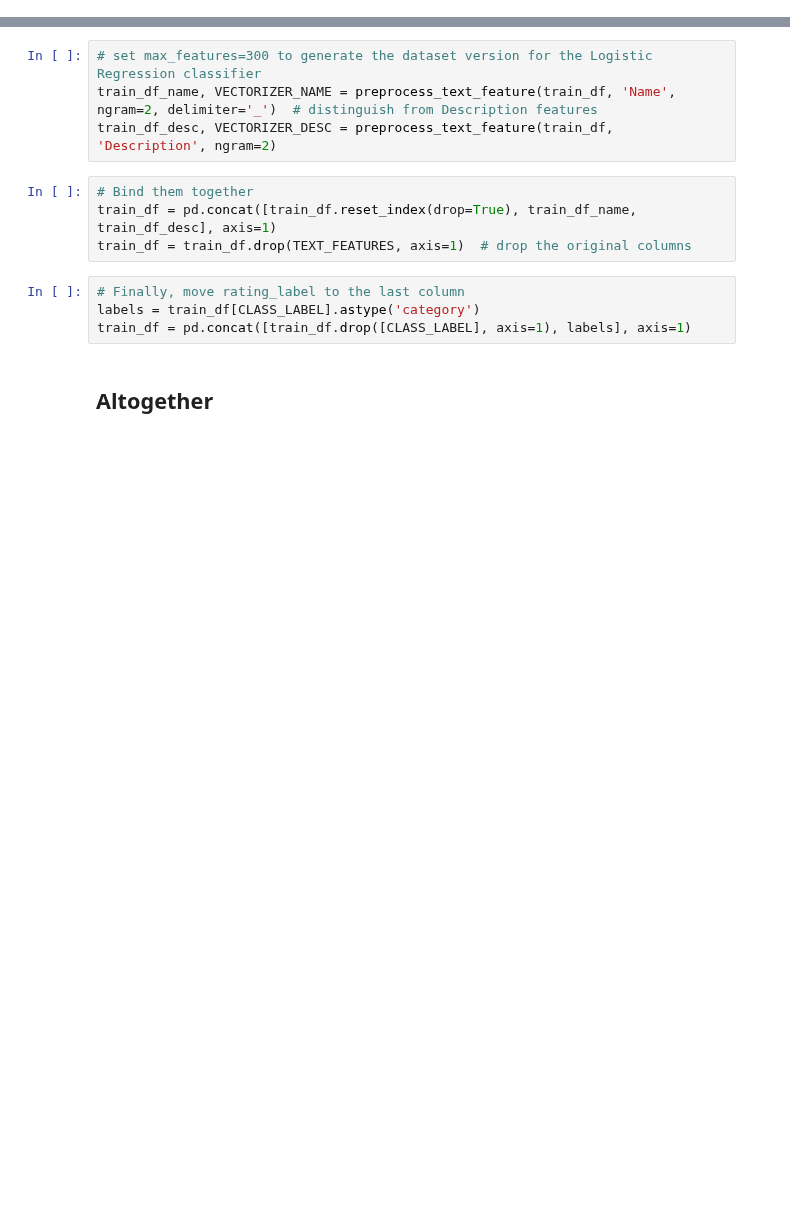
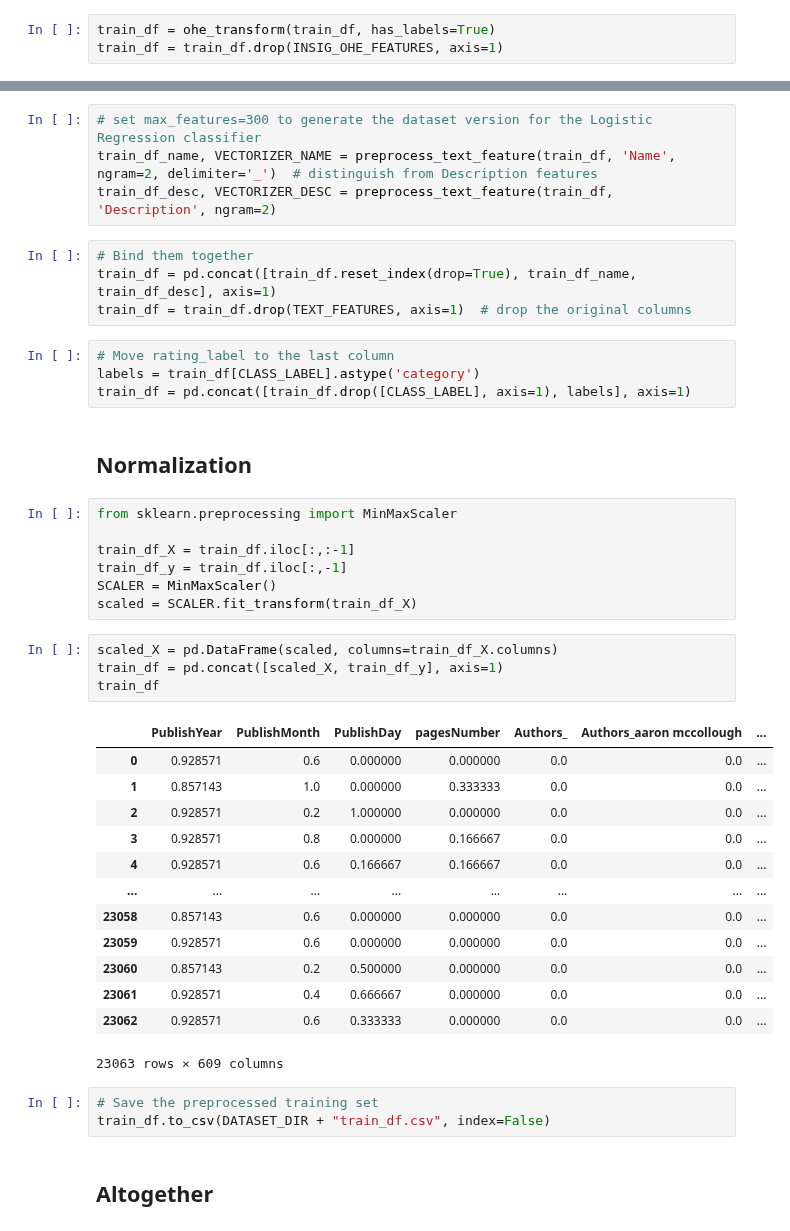
Before and after one commit to 7angel4/Goodreads-rating-classification, a Jupyter notebook: Final/Final.ipynb, the cells around one changed output, grey strips where cells are left out. Drawn from its saved outputs; the diff is of its cells as text; blank space fills up the shorter version.

```diff
--- a/Final/Final.ipynb
+++ b/Final/Final.ipynb
@@ -126,3 +103,6 @@ def ord_enc_transform(df):
+# %%
+train_df = ohe_transform(train_df, has_labels=True)
+train_df = train_df.drop(INSIG_OHE_FEATURES, axis=1)
 # %% [markdown]
 ## Discretize 'Numerical' features
 # %%
@@ -171,9 +151,39 @@ train_df_desc, VECTORIZER_DESC = preprocess_text_feature(train_df, 'Description'
 train_df = pd.concat([train_df.reset_index(drop=True), train_df_name, train_df_desc], axis=1)
 train_df = train_df.drop(TEXT_FEATURES, axis=1)  # drop the original columns
 # %%
-# Finally, move rating_label to the last column
+# Move rating_label to the last column
 labels = train_df[CLASS_LABEL].astype('category')
 train_df = pd.concat([train_df.drop([CLASS_LABEL], axis=1), labels], axis=1)
+# %% [markdown]
+## Normalization
+# %%
+from sklearn.preprocessing import MinMaxScaler
+
+train_df_X = train_df.iloc[:,:-1]
+train_df_y = train_df.iloc[:,-1]
+SCALER = MinMaxScaler()
+scaled = SCALER.fit_transform(train_df_X)
+# %%
+scaled_X = pd.DataFrame(scaled, columns=train_df_X.columns)
+train_df = pd.concat([scaled_X, train_df_y], axis=1)
+train_df
+# %% [output]
+|  | PublishYear | PublishMonth | PublishDay | pagesNumber | Authors_ | Authors_aaron mccollough | ... |
+| 0 | 0.928571 | 0.6 | 0.000000 | 0.000000 | 0.0 | 0.0 | ... |
+| 1 | 0.857143 | 1.0 | 0.000000 | 0.333333 | 0.0 | 0.0 | ... |
+| 2 | 0.928571 | 0.2 | 1.000000 | 0.000000 | 0.0 | 0.0 | ... |
+| 3 | 0.928571 | 0.8 | 0.000000 | 0.166667 | 0.0 | 0.0 | ... |
+| 4 | 0.928571 | 0.6 | 0.166667 | 0.166667 | 0.0 | 0.0 | ... |
+| ... | ... | ... | ... | ... | ... | ... | ... |
+| 23058 | 0.857143 | 0.6 | 0.000000 | 0.000000 | 0.0 | 0.0 | ... |
+| 23059 | 0.928571 | 0.6 | 0.000000 | 0.000000 | 0.0 | 0.0 | ... |
+| 23060 | 0.857143 | 0.2 | 0.500000 | 0.000000 | 0.0 | 0.0 | ... |
+| 23061 | 0.928571 | 0.4 | 0.666667 | 0.000000 | 0.0 | 0.0 | ... |
+| 23062 | 0.928571 | 0.6 | 0.333333 | 0.000000 | 0.0 | 0.0 | ... |
+23063 rows × 609 columns
+# %%
+# Save the preprocessed training set
+train_df.to_csv(DATASET_DIR + "train_df.csv", index=False)
 # %% [markdown]
 ## Altogether
 # %%
```
Also changed, not shown: parts of 22 cells of this notebook, 16 other files.
